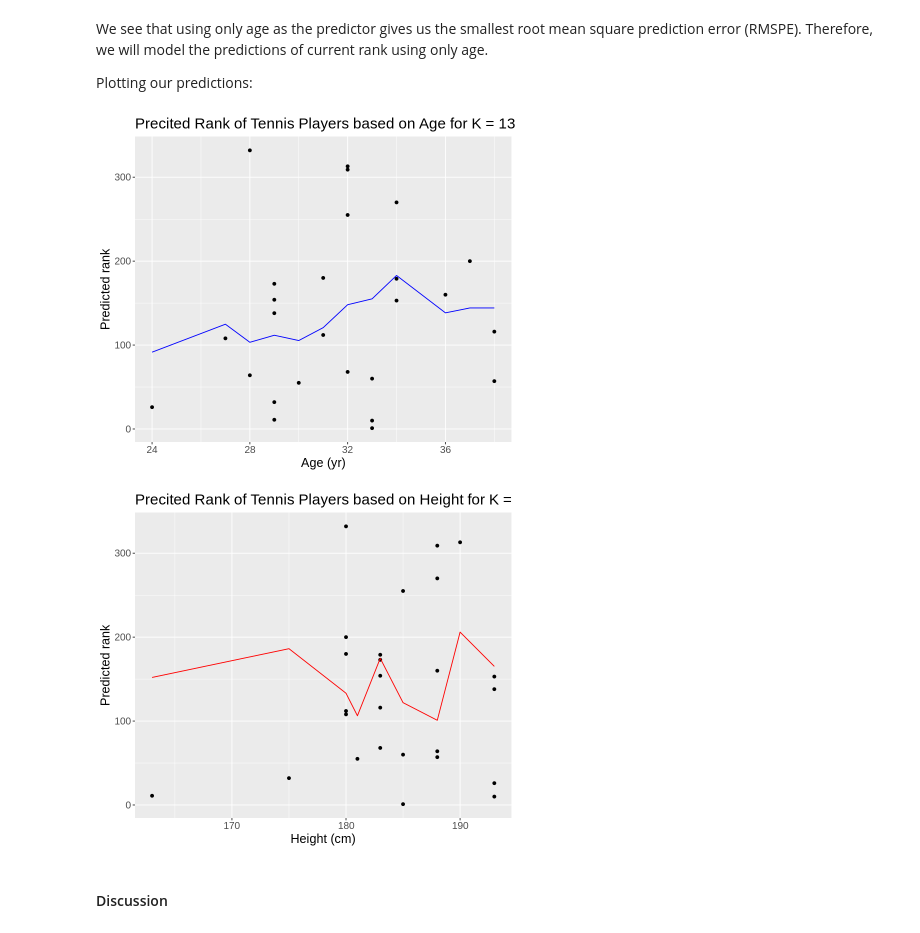
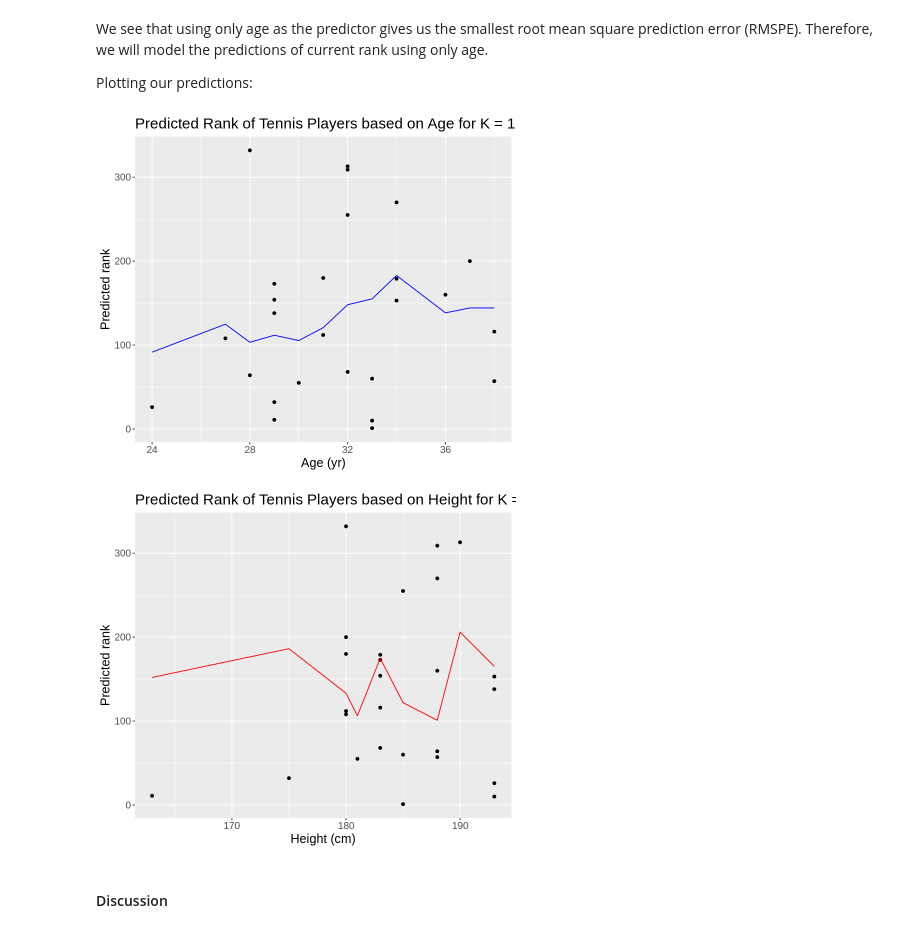
Before and after one commit to VictorVy/DSCI100_Group_Project, a Jupyter notebook: Project.ipynb, the cells around one changed output. Cells and saved outputs as stored; diff of their text form; code cells hidden in the pictures.

```diff
--- a/Project.ipynb
+++ b/Project.ipynb
@@ -510,22 +510,22 @@ Plotting our predictions:
 # %%
 #plot for rank vs age
 tennis_age_preds <- tennis_age_fit |>
             predict(tennis_testing) |>
             bind_cols(tennis_testing)
 
 tennis_age_plot <- tennis_age_preds |>
     ggplot(aes(x = Age, y = Current.Rank)) +
     geom_point() +
     geom_line(data = tennis_age_preds,
               aes(x = Age, y = .pred),
               color = "blue") +
     labs(x = "Age (yr)", y = "Predicted rank") +
-    ggtitle(paste0("Precited Rank of Tennis Players based on Age for K = ", 13)) +
+    ggtitle(paste0("Predicted Rank of Tennis Players based on Age for K = ", 13)) +
     theme(text = element_text(size = 15))
 
 tennis_age_plot
 # %% [output]
-[figure, old version]
+[figure, new version]
 # %%
 #We see that using both the age and height predictors together gives us the smallest root mean square prediction error (RMSPE).
 #Therefore, we will model the predictions of current rank using both height and age predictor variables.
@@ -546,12 +546,12 @@ tennis_height_plot <- tennis_height_preds |>
               aes(x = Height, y = .pred),
               color = "red") +
     labs(x = "Height (cm)", y = "Predicted rank") +
-    ggtitle(paste0("Precited Rank of Tennis Players based on Height for K = ", 13)) +
+    ggtitle(paste0("Predicted Rank of Tennis Players based on Height for K = ", 13)) +
     theme(text = element_text(size = 15))
 
 tennis_height_plot
 # %% [output]
-[figure, old version]
+[figure, new version]
 # %%
 #3D Plot of rank vs height and age (both predictors)
 # %% [markdown]
```
Also changed, not shown: parts of 1 cell of this notebook.
